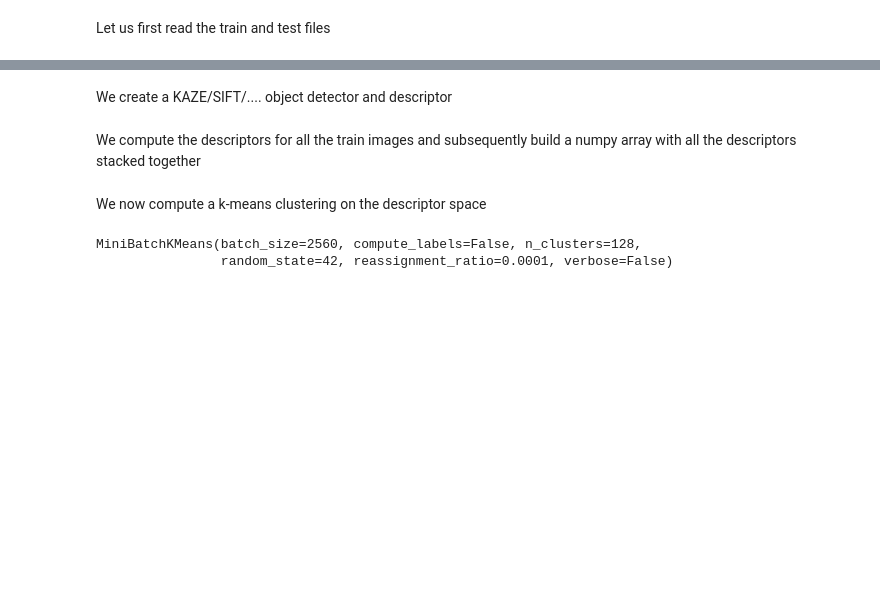
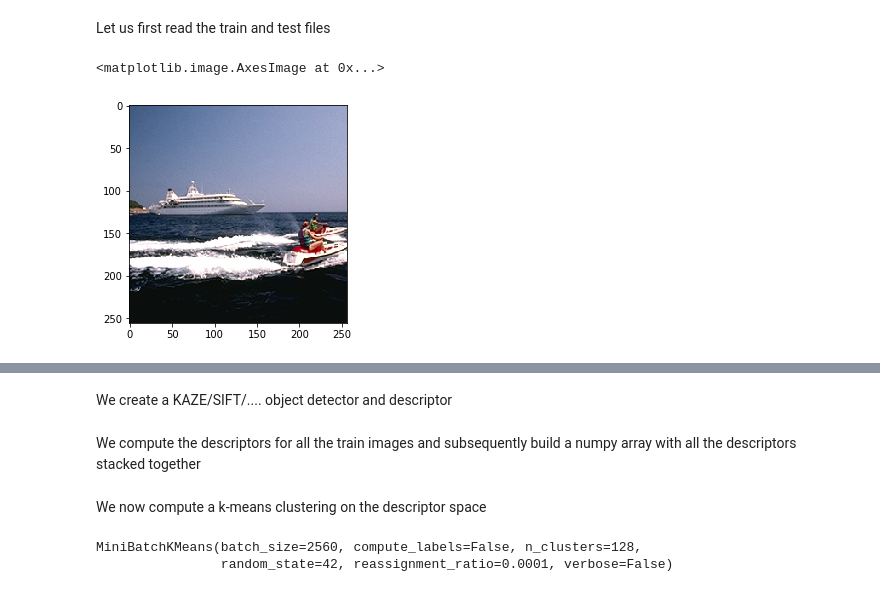
Before and after one commit to MCV-C3/project23-24-08, a Jupyter notebook: Task1/BagofVisualWords.ipynb, the cells around one changed output, grey strips where cells are left out. Saved outputs shown, nothing was run; the diff lists cells and outputs as text; code cells hidden in the pictures; blank space fills up the shorter version.

```diff
--- a/Task1/BagofVisualWords.ipynb
+++ b/Task1/BagofVisualWords.ipynb
@@ -12,8 +13,11 @@ import os, tqdm
 # %% [markdown]
 Let us first read the train and test files
 # %%
-img = cv2.imread(r'train\coast\arnat59.jpg')[:,:,::-1]
+img = cv2.imread(r'./MIT_split/train/coast/arnat59.jpg')[:,:,::-1]
 plt.imshow(img)
+# %% [output]
+<matplotlib.image.AxesImage at 0x...>
+[figure, added]
 # %%
 def accuracy(predictions, labels):
     return sum(predictions == labels) / len(labels)
```
Also changed, not shown: parts of 4 cells of this notebook.
